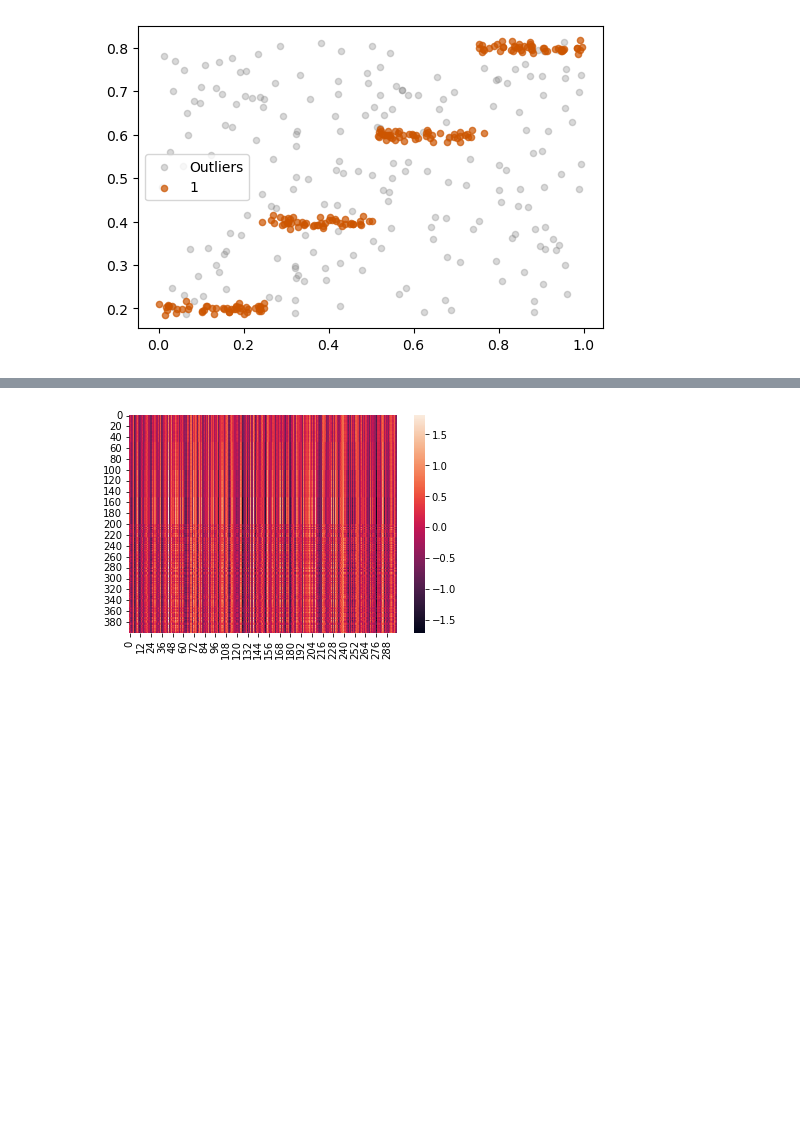
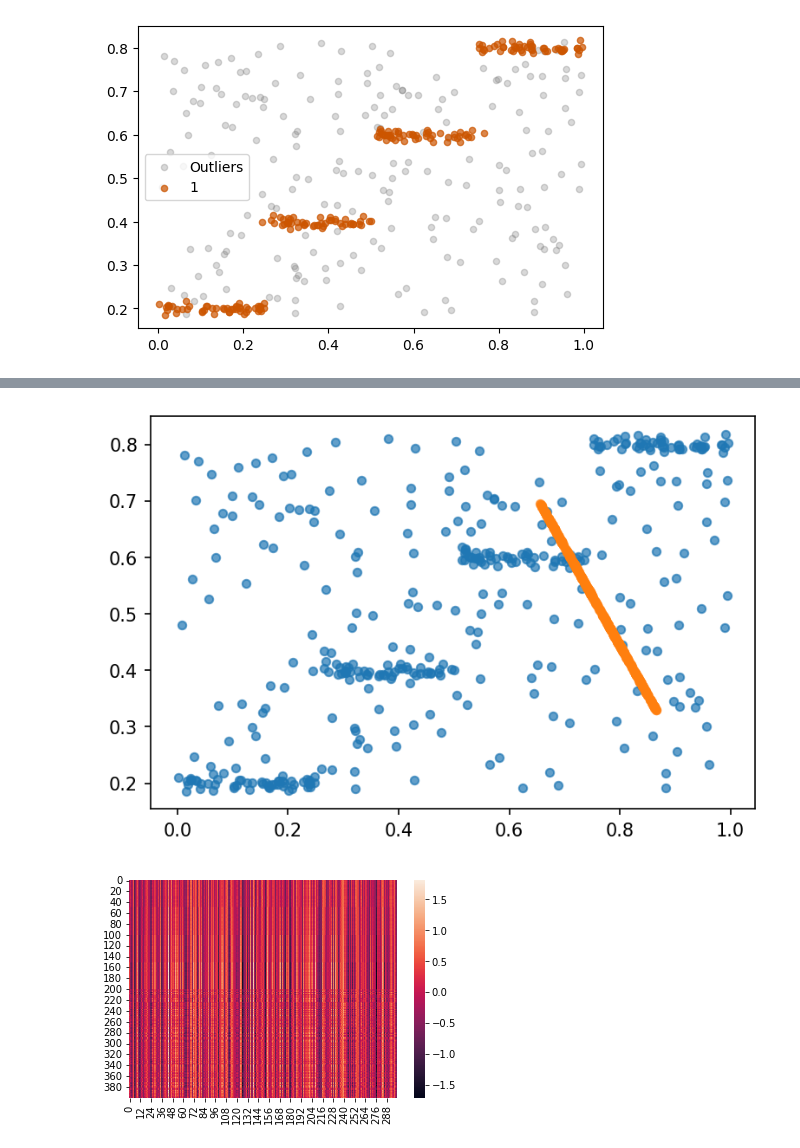
Before and after one commit to catonzio/Neural-PreferenceIsolation, a Jupyter notebook: src/projections/projections.ipynb, the cells around one changed output, grey strips where cells are left out. Saved outputs shown, nothing was run; the diff lists cells and outputs as text; code cells hidden in the pictures; blank space fills up the shorter version.

```diff
--- a/src/projections/projections.ipynb
+++ b/src/projections/projections.ipynb
@@ -10,3 +10,10 @@ ds, gt = load_dataset_by_name("stair4", base_path="../../")
 plot_clusters(clusters=gt, data=ds)
 # %% [output]
 [figure]
+# %%
+nn = NeuralNetwork(neurons=[2, 1, 2], activation=lambda x:x)
+nn.fit(ds[np.random.randint(0, len(ds), 2)], epochs=100, print_training=True)
+preds = nn.predict(ds)
+plot(ds, new_fig=True)
+plot(preds)
+# %% [output]
@@ -13,3 +21,4 @@ plot_clusters(clusters=gt, data=ds)
+[figure, added]
 # %%
 models = []
 for i in tqdm(range(300)):
```
Also changed, not shown: parts of 20 cells of this notebook, 6 other files.
